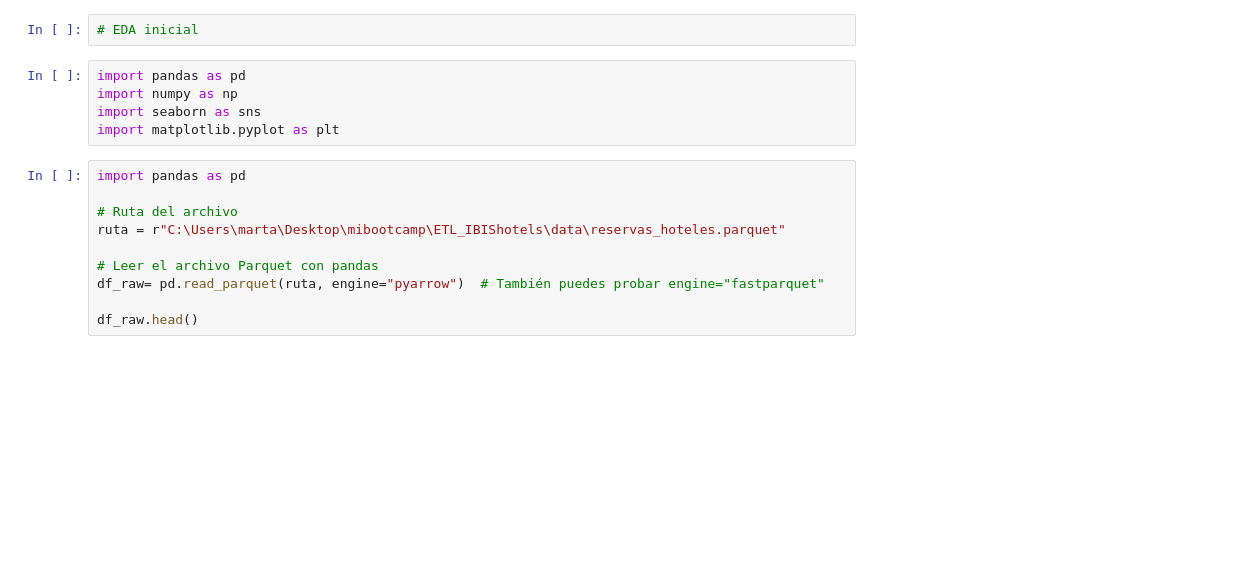
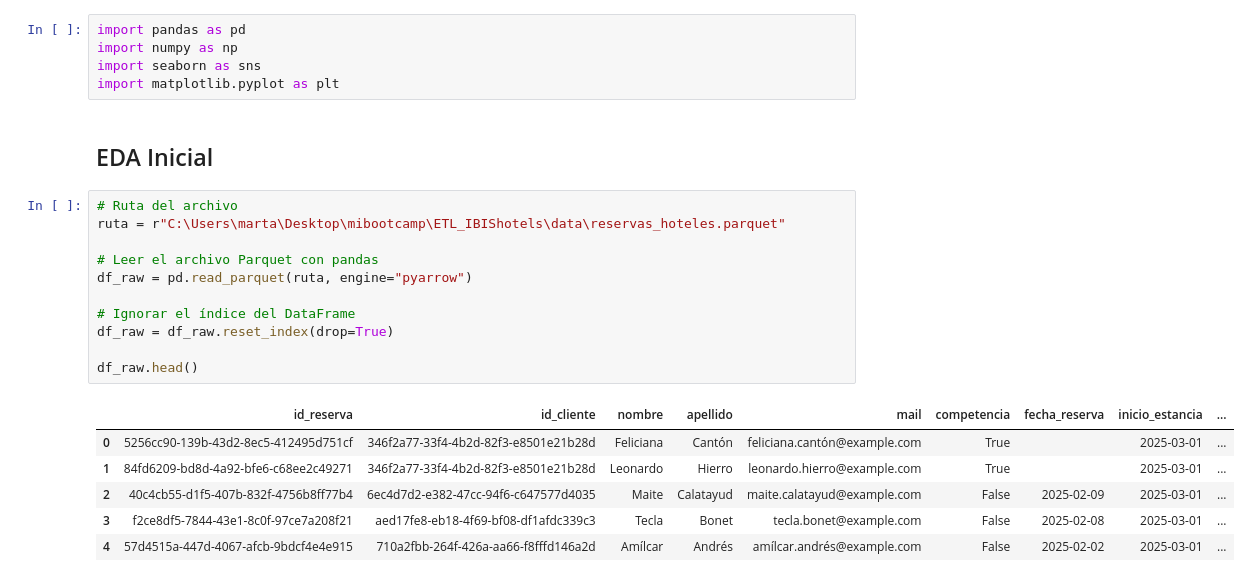
Before and after one commit to marta-ba/ETL_IBIShotels, a Jupyter notebook: jupyters/eda.ipynb, the cells around one changed output. Cells and saved outputs as stored; diff of their text form; blank space fills up the shorter version.

```diff
--- a/jupyters/eda.ipynb
+++ b/jupyters/eda.ipynb
@@ -1,20 +1,28 @@
-# %%
-# EDA inicial
 # %%
 import pandas as pd
 import numpy as np
 import seaborn as sns
 import matplotlib.pyplot as plt
+# %% [markdown]
+## EDA Inicial
 # %%
-import pandas as pd
-
 # Ruta del archivo
 ruta = r"C:\Users\marta\Desktop\mibootcamp\ETL_IBIShotels\data\reservas_hoteles.parquet"
 
 # Leer el archivo Parquet con pandas
-df_raw= pd.read_parquet(ruta, engine="pyarrow")  # También puedes probar engine="fastparquet"
+df_raw = pd.read_parquet(ruta, engine="pyarrow")
+
+# Ignorar el índice del DataFrame
+df_raw = df_raw.reset_index(drop=True)
 
 df_raw.head()
+# %% [output]
+|  | id_reserva | id_cliente | nombre | apellido | mail | competencia | fecha_reserva | inicio_estancia | ... |
+| 0 | 5256cc90-139b-43d2-8ec5-412495d751cf | 346f2a77-33f4-4b2d-82f3-e8501e21b28d | Feliciana | Cantón | feliciana.cantón@example.com | True |  | 2025-03-01 | ... |
+| 1 | 84fd6209-bd8d-4a92-bfe6-c68ee2c49271 | 346f2a77-33f4-4b2d-82f3-e8501e21b28d | Leonardo | Hierro | leonardo.hierro@example.com | True |  | 2025-03-01 | ... |
+| 2 | 40c4cb55-d1f5-407b-832f-4756b8ff77b4 | 6ec4d7d2-e382-47cc-94f6-c647577d4035 | Maite | Calatayud | maite.calatayud@example.com | False | 2025-02-09 | 2025-03-01 | ... |
+| 3 | f2ce8df5-7844-43e1-8c0f-97ce7a208f21 | aed17fe8-eb18-4f69-bf08-df1afdc339c3 | Tecla | Bonet | tecla.bonet@example.com | False | 2025-02-08 | 2025-03-01 | ... |
+| 4 | 57d4515a-447d-4067-afcb-9bdcf4e4e915 | 710a2fbb-264f-426a-aa66-f8fffd146a2d | Amílcar | Andrés | amílcar.andrés@example.com | False | 2025-02-02 | 2025-03-01 | ... |
 # %%
 df = df_raw.copy()
 df.head()
```
Also changed, not shown: parts of 25 cells of this notebook, 1 other file.
